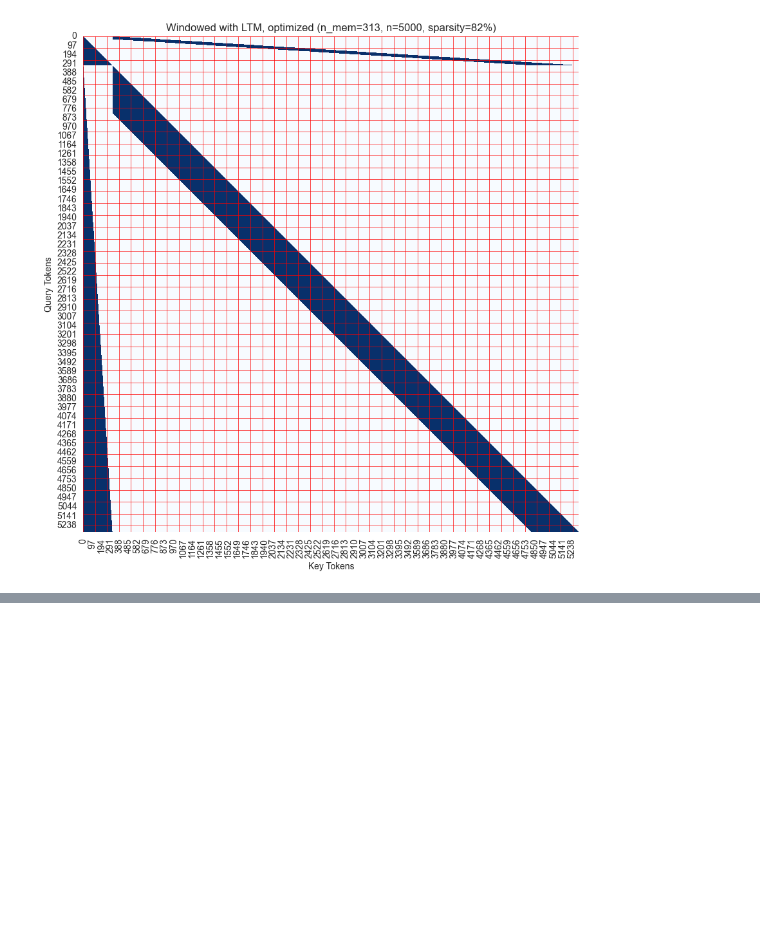
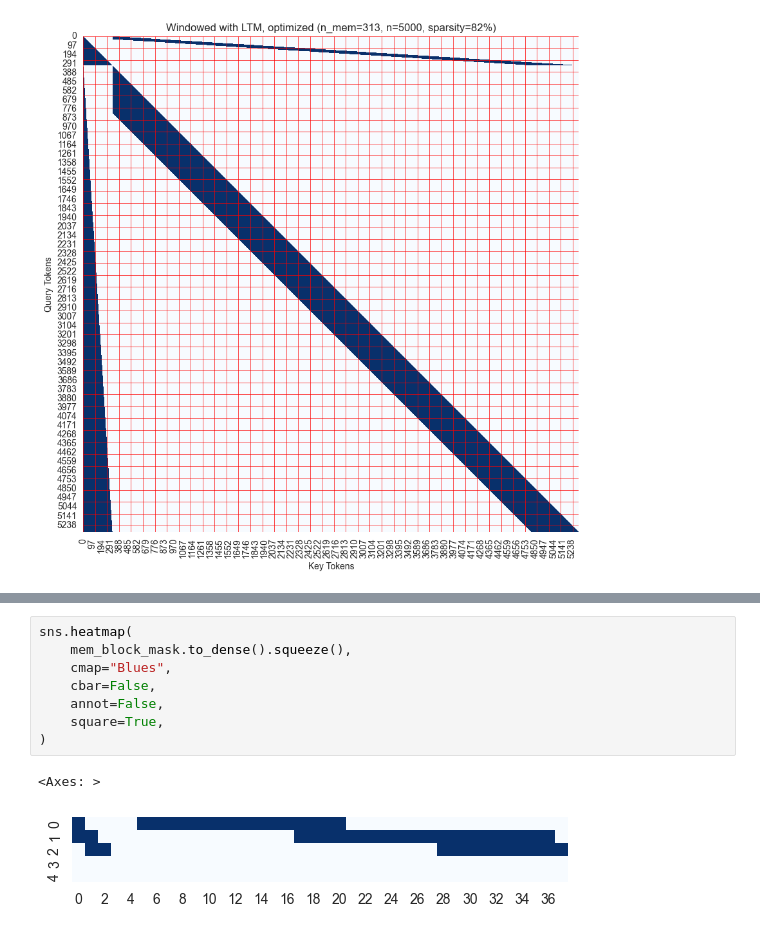
Before and after one commit to ViktorooReps/mem-llm, a Jupyter notebook: notebooks/visualize_attn_pattern.ipynb, the cells around one changed output, grey strips where cells are left out. Drawn from its saved outputs; the diff is of its cells as text; blank space fills up the shorter version.

```diff
--- a/benchmark_attn.ipynb
+++ b/notebooks/visualize_attn_pattern.ipynb
@@ -279,0 +363,11 @@ Possible sparsity: 48 - 88
+# %%
+sns.heatmap(
+    mem_block_mask.to_dense().squeeze(),
+    cmap="Blues",
+    cbar=False,
+    annot=False,
+    square=True,
+)
+# %% [output]
+<Axes: >
+[figure, added]
```
Also changed, not shown: parts of 8 cells of this notebook, 11 other files.
